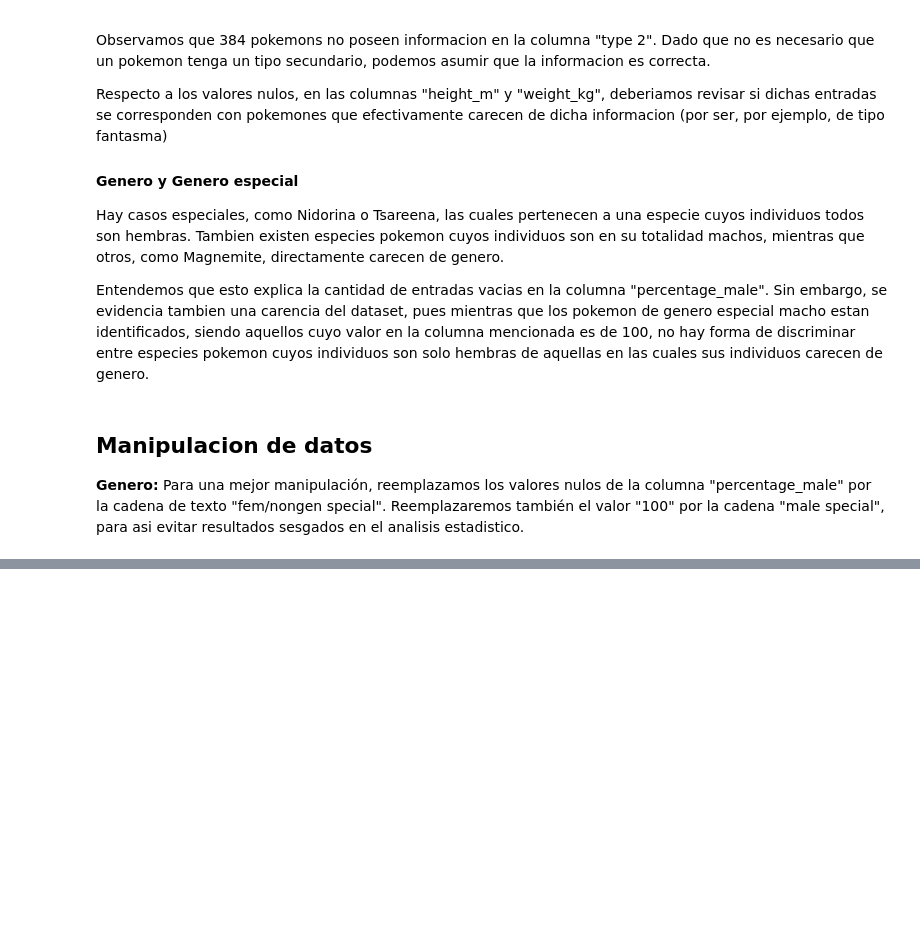
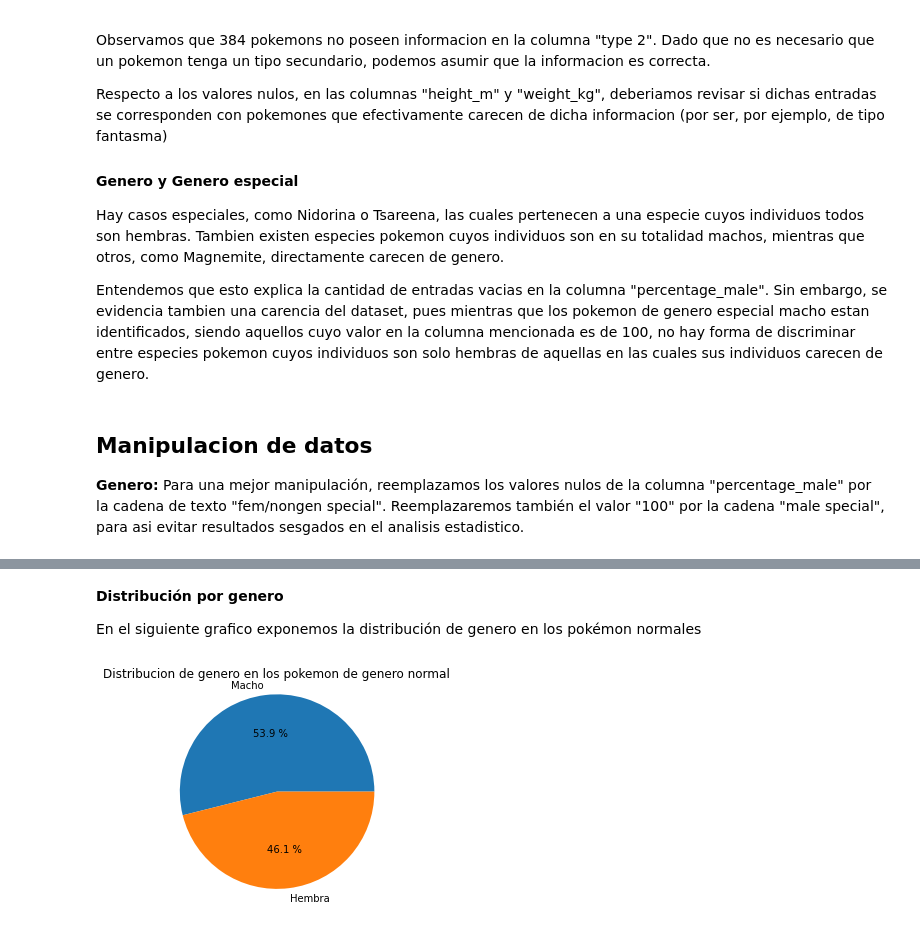
Before and after one commit to GuntherFrager/Pokemon_combat_winning_prediction, a Jupyter notebook: EDA_-_Pokemon.ipynb, the cells around one changed output, grey strips where cells are left out. Drawn from its saved outputs; the diff is of its cells as text; code cells hidden in the pictures; blank space fills up the shorter version.

```diff
--- a/EDA_-_Pokemon.ipynb
+++ b/EDA_-_Pokemon.ipynb
@@ -190,0 +189,23 @@ See the caveats in the documentation: https://pandas.pydata.org/pandas-docs/stab
+# %% [markdown]
+**Distribución por genero**
+
+En el siguiente grafico exponemos la distribución de genero en los pokémon normales
+# %%
+#Piechart
+listagenero = []
+for i in dataset.percentage_male:
+    if type(i) == float:
+        listagenero.append(i)
+
+seriegenero = pd.Series(listagenero)
+
+estdesc = seriegenero.describe()
+promediom = estdesc.loc['mean']
+promediof = 100 - promediom
+data = [promediom,promediof]
+plt.title('Distribucion de genero en los pokemon de genero normal')
+plt.pie(data, labels =["Macho", "Hembra"], autopct="%0.1f %%")
+plt.axis("equal")
+plt.show()
+# %% [output]
+[figure, added]
```
Also changed, not shown: parts of 52 cells of this notebook.
